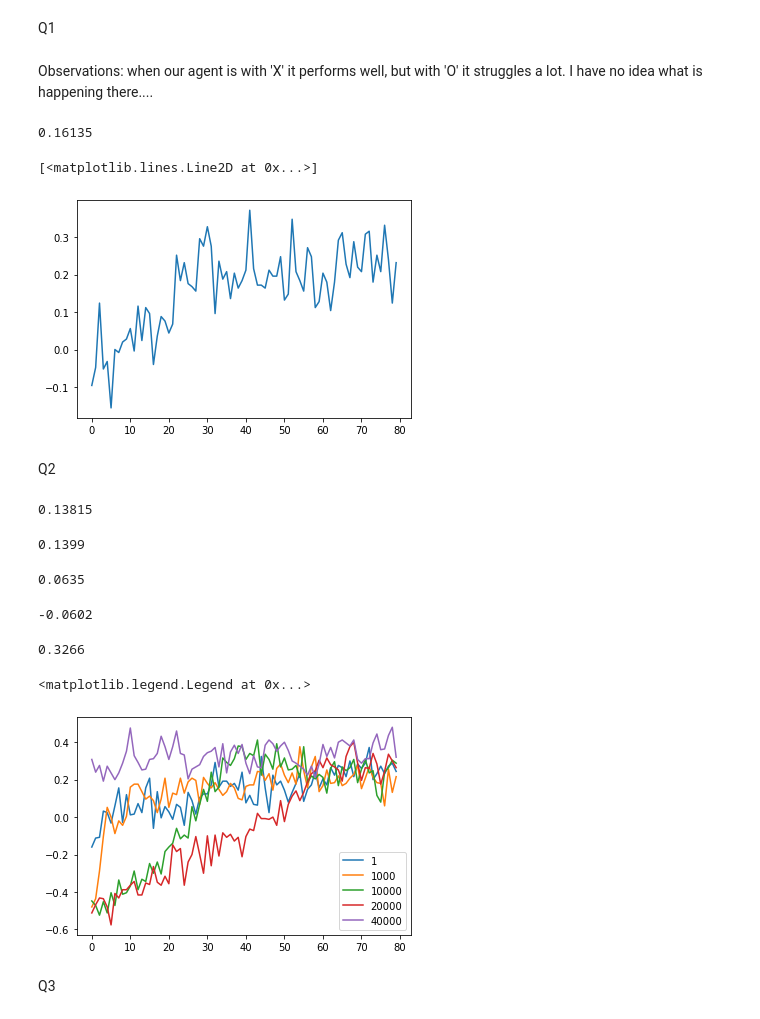
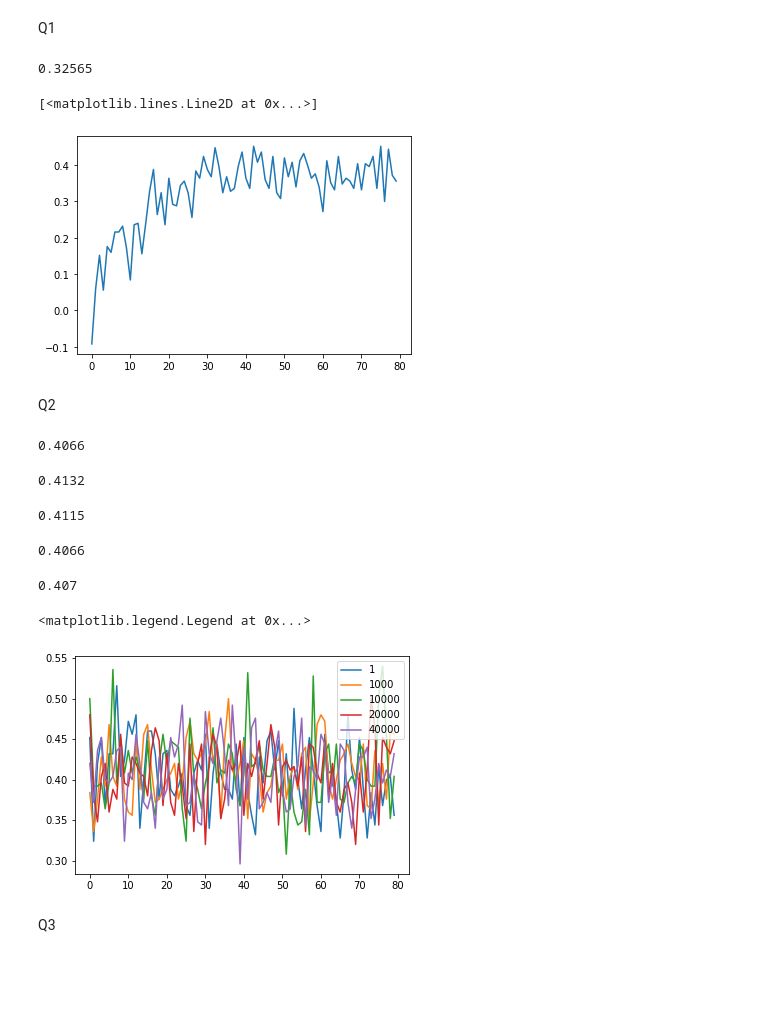
Before and after one commit to hbenedek/tic-tac-toe, a Jupyter notebook: tic_tac_toe_Ben.ipynb, the cells around one changed output. Saved outputs shown, nothing was run; the diff lists cells and outputs as text; code cells hidden in the pictures; blank space fills up the shorter version.

```diff
--- a/tic_tac_toe_Ben.ipynb
+++ b/tic_tac_toe_Ben.ipynb
@@ -123,61 +125,51 @@ def simulate(agent1, agent2, N=500, train=True, bar=True):
     return history, (N_win - N_loose) / N, agent1
 # %% [markdown]
 Q1
-# %% [markdown]
-Observations: when our agent is with 'X' it performs well, but with 'O' it struggles a lot. I have no idea what is happening there....
 # %%
 agent1 = QPlayer(epsilon=0.1)
-agent2 = OptimalPlayer(epsilon=0.5)
+agent2 = OptimalPlayer(epsilon=.5)
 env = TictactoeEnv()
 history, metric, agent1 = simulate(agent1, agent2, N=20000)
 print(metric)
 results = np.mean(np.array(history).reshape(80,250), axis=1)
 plt.plot(results)
 # %% [output]
-0.16135
+0.32565
 [<matplotlib.lines.Line2D at 0x...>]
-[figure, old version]
+[figure, new version]
 # %% [markdown]
 Q2
 # %%
-agent1 = QPlayer(explore= True, n_star=1)
-agent2 = QPlayer(explore= True, n_star=1000)
-agent3 = QPlayer(explore= True, n_star=10000)
-agent4 = QPlayer(explore= True, n_star=20000)
-agent5 = QPlayer(explore= True, n_star=40000)
+agents = [QPlayer(explore=True, n_star=1), QPlayer(explore=True, n_star=1000), QPlayer(explore=True, n_star=10000) ,QPlayer(explore=True, n_star=20000), QPlayer(explore=True, n_star=40000)]
+all_history = []
 opponent = OptimalPlayer(epsilon=0.5)
 env = TictactoeEnv()
-history1, metric, agent1 = simulate(agent1, opponent, N=20000)
-print(metric)
-history2, metric, agent2 = simulate(agent2, opponent, N=20000)
-print(metric)
-history3, metric, agent3 = simulate(agent3, opponent, N=20000)
-print(metric)
-history4, metric, agent4 = simulate(agent4, opponent, N=20000)
-print(metric)
-history5, metric, agent5 = simulate(agent4, opponent, N=20000)
-print(metric)
+for agent in agents:
+    history, metric, a = simulate(agent1, opponent, N=20000)
+    print(metric)
+    all_history.append(history)
 # %% [output]
-0.13815
+0.4066
-0.1399
+0.4132
-0.0635
+0.4115
--0.0602
+0.4066
-0.3266
+0.407
 # %%
-results1 = np.mean(np.array(history1).reshape(80,250), axis=1)
-results2 = np.mean(np.array(history2).reshape(80,250), axis=1)
-results3 = np.mean(np.array(history3).reshape(80,250), axis=1)
-results4 = np.mean(np.array(history4).reshape(80,250), axis=1)
-results5 = np.mean(np.array(history5).reshape(80,250), axis=1)
+
+results1 = np.mean(np.array(all_history[0]).reshape(80,250), axis=1)
+results2 = np.mean(np.array(all_history[1]).reshape(80,250), axis=1)
+results3 = np.mean(np.array(all_history[2]).reshape(80,250), axis=1)
+results4 = np.mean(np.array(all_history[3]).reshape(80,250), axis=1)
+results5 = np.mean(np.array(all_history[4]).reshape(80,250), axis=1)
 plt.plot(results1, label='1')
 plt.plot(results2, label='1000')
 plt.plot(results3, label='10000')
 plt.plot(results4, label='20000')
 plt.plot(results5, label='40000')
 plt.legend()
 # %% [output]
 <matplotlib.legend.Legend at 0x...>
-[figure, old version]
+[figure, new version]
 # %% [markdown]
 Q3
 # %%
```
Also changed, not shown: parts of 6 cells of this notebook.
